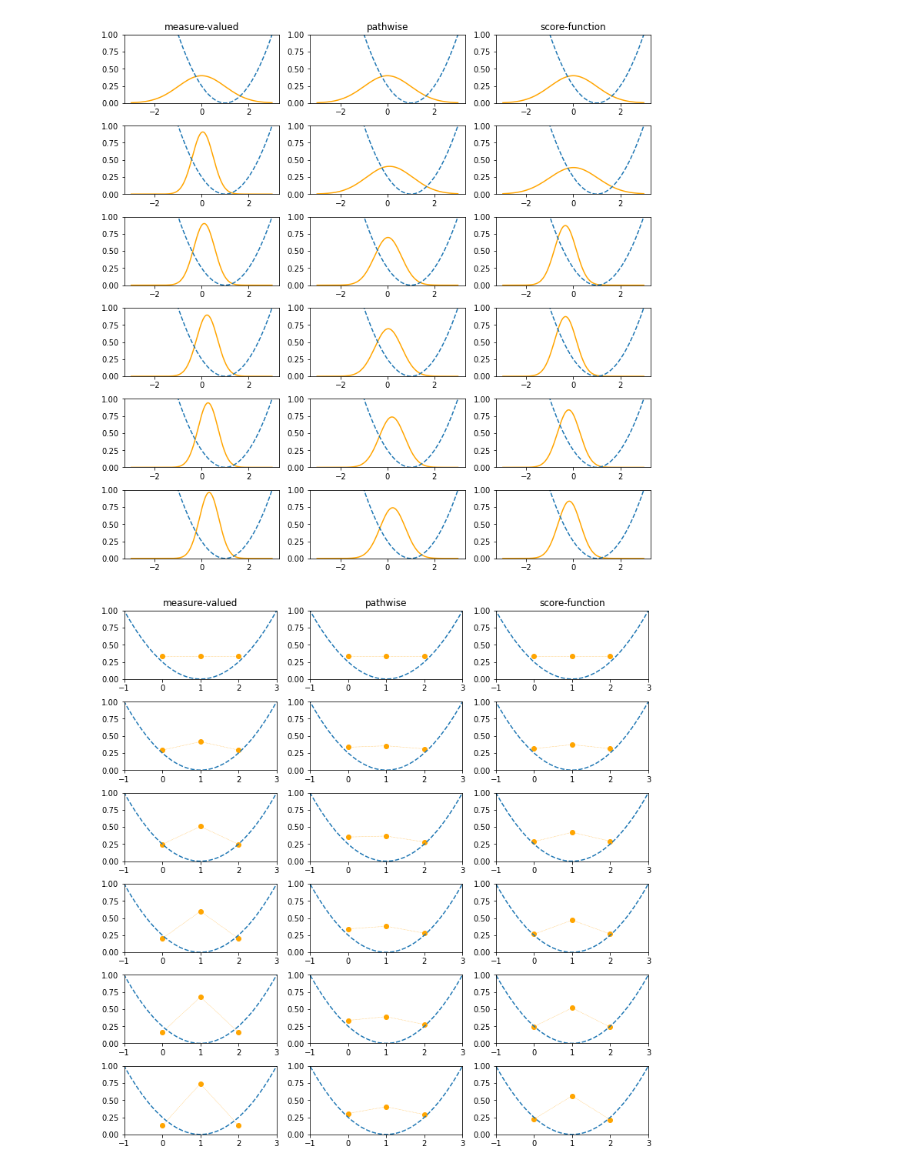
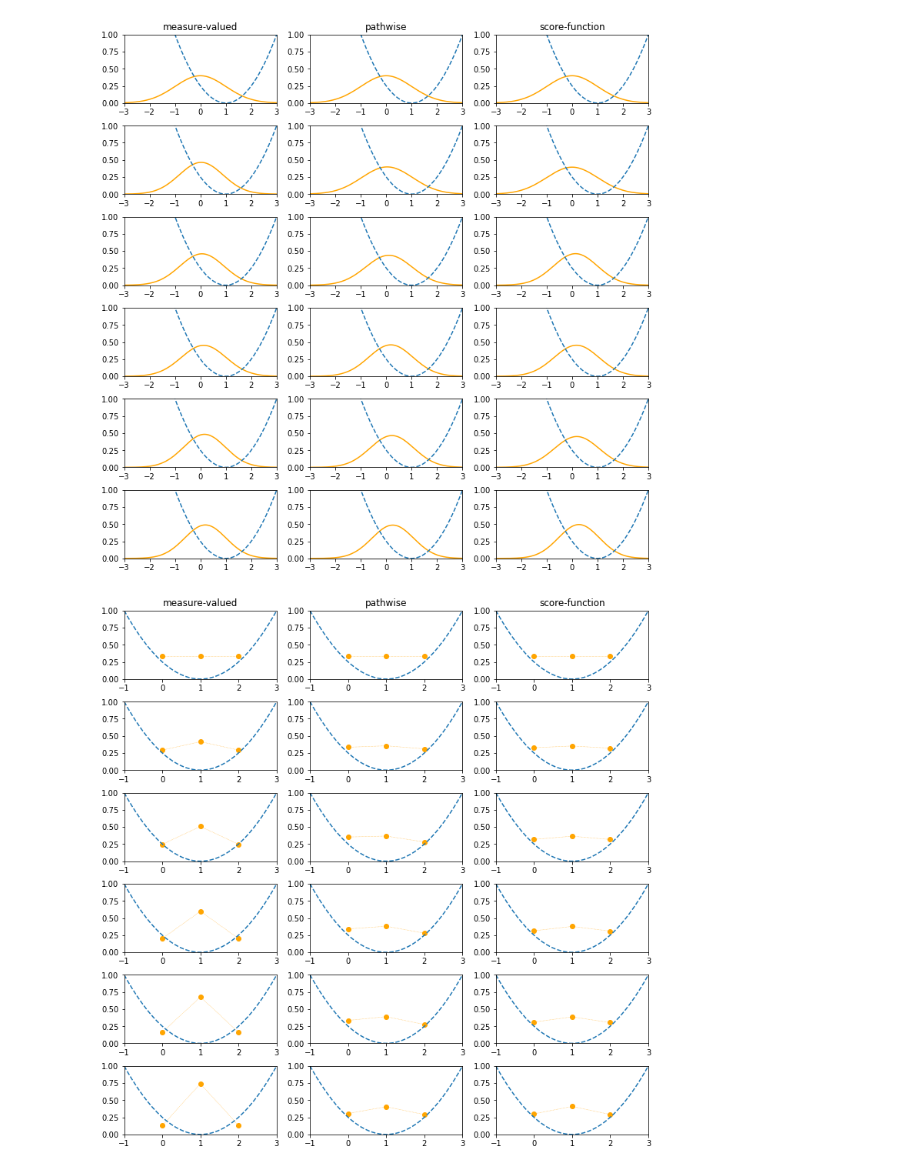
Before and after one commit to M8is/master-thesis-code, a Jupyter notebook: notebooks/plot-polynomial-pdfs.ipynb, the cells around one changed output. Cells and saved outputs as stored; diff of their text form; code cells hidden in the pictures.

```diff
--- a/notebooks/plot-polynomial-pdfs.ipynb
+++ b/notebooks/plot-polynomial-pdfs.ipynb
@@ -25,52 +23,59 @@ loss_fn = TrainPolynomial.polynomial(loss_space)
 
 plot_dir = Path('notebooks')
 # %%
-basic_models = load_models(Path('results', 'polynomial', 'basic'))
+loss_space = torch.linspace(-3, 3, 300)
+loss_fn = TrainPolynomial.quadratic_flat(loss_space)
+
+normal_models = load_models(Path('results', 'polynomial', 'normal'))
 fig = plt.figure(figsize=(10, 10), constrained_layout=True)
-axs = fig.subplots(len(basic_models) // 3, 3)
+axs = fig.subplots(len(normal_models) // 3, 3)
 
 axs[0,0].set_title(MVEstimator.name())
 axs[0,1].set_title(PathwiseEstimator.name())
 axs[0,2].set_title(SFEstimator.name())
 
-for path, model in basic_models:
+for path, model in normal_models:
     name, iterations = path.stem.split('_')
     iterations = int(iterations)
 
     if name == MVEstimator.name():
         col = 0
     elif name == PathwiseEstimator.name():
         col = 1
     elif name == SFEstimator.name():
         col = 2
     else:
         raise ValueError(f"Unknown name {name}.")
 
     axis = axs[iterations, col]
 
     distribution = model.cpu().encode(_)
     x, pdf = distribution.pdf()
     axis.plot(x, pdf, label="p(x)", color='orange')
     axis.plot(loss_space, loss_fn, linestyle='dashed')
 
     # Plot loss function
     x = torch.tensor(np.linspace(-3, 3, 200))
 
     axis.set_ylim(0, 1)
+    axis.set_xlim(loss_space.min(), loss_space.max())
 
 plt.show()
 # %% [output]
-[figure, old version]
+[figure, new version]
 # %%
-cat_models = load_models(Path('results', 'polynomial', 'cat_test'))
+loss_space = torch.linspace(-1, 3, 300)
+loss_fn = TrainPolynomial.quadratic_flat(loss_space)
+
+cat_3_models = load_models(Path('results', 'polynomial', 'cat_3'))
 fig = plt.figure(figsize=(10, 10), constrained_layout=True)
-axs = fig.subplots(len(basic_models) // 3, 3)
+axs = fig.subplots(len(cat_3_models) // 3, 3)
 
 axs[0,0].set_title(MVEstimator.name())
 axs[0,1].set_title(PathwiseEstimator.name())
 axs[0,2].set_title(SFEstimator.name())
 
-for path, model in cat_models:
+for path, model in cat_3_models:
     name, iterations = path.stem.split('_')
     iterations = int(iterations) // 20
 
@@ -92,10 +97,10 @@ for path, model in cat_models:
     axis.plot(loss_space, loss_fn, linestyle='dashed')
 
     axis.set_ylim(0, 1)
-    axis.set_xlim(-1, 3)
+    axis.set_xlim(loss_space.min(), loss_space.max())
 
 plt.savefig(plot_dir / 'categoricals.pdf')
 plt.savefig(plot_dir / 'categoricals.png')
 plt.show()
 # %% [output]
-[figure, old version]
+[figure, new version]
```
Also changed, not shown: parts of 2 cells of this notebook, 9 other files.
